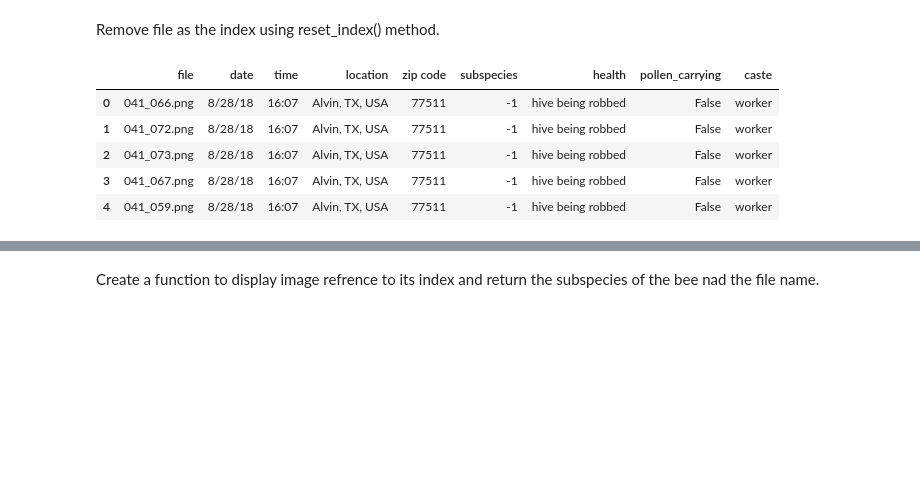
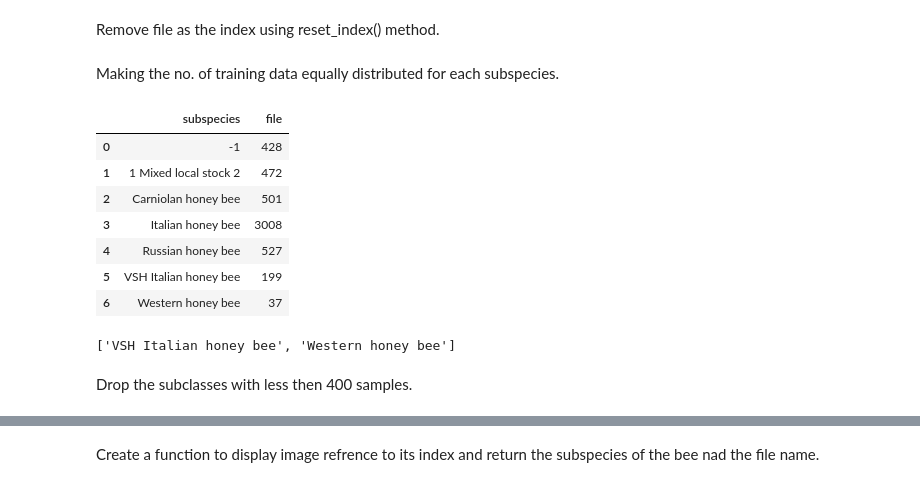
Before and after one commit to whatiskeptiname/Bee-Classifier, a Jupyter notebook: SVM.ipynb, the cells around one changed output, grey strips where cells are left out. Cells and saved outputs as stored; diff of their text form; code cells hidden in the pictures; blank space fills up the shorter version.

Commit message:
data preparation completed

```diff
--- a/SVM.ipynb
+++ b/SVM.ipynb
@@ -58,12 +38,29 @@ subspecies = labels.subspecies.unique().tolist()
 Remove file as the index using reset_index() method.
 # %%
 labels = labels.reset_index()
-# %%
-labels.head()
-# %% [output]
-|  | file | date | time | location | zip code | subspecies | health | pollen_carrying | caste |
-| 0 | 041_066.png | 8/28/18 | 16:07 | Alvin, TX, USA | 77511 | -1 | hive being robbed | False | worker |
-| 1 | 041_072.png | 8/28/18 | 16:07 | Alvin, TX, USA | 77511 | -1 | hive being robbed | False | worker |
-| 2 | 041_073.png | 8/28/18 | 16:07 | Alvin, TX, USA | 77511 | -1 | hive being robbed | False | worker |
-| 3 | 041_067.png | 8/28/18 | 16:07 | Alvin, TX, USA | 77511 | -1 | hive being robbed | False | worker |
-| 4 | 041_059.png | 8/28/18 | 16:07 | Alvin, TX, USA | 77511 | -1 | hive being robbed | False | worker |
+# %% [markdown]
+Making the no. of training data equally distributed for each subspecies.
+# %%
+cols = ['subspecies', 'file']
+labels = labels[cols]
+subspecies_count = labels.groupby("subspecies").count()
+# %%
+subspecies_count.reset_index(inplace=True)
+# %%
+subspecies_count
+# %% [output]
+|  | subspecies | file |
+| 0 | -1 | 428 |
+| 1 | 1 Mixed local stock 2 | 472 |
+| 2 | Carniolan honey bee | 501 |
+| 3 | Italian honey bee | 3008 |
+| 4 | Russian honey bee | 527 |
+| 5 | VSH Italian honey bee | 199 |
+| 6 | Western honey bee | 37 |
+# %%
+drop_rows = subspecies_count[subspecies_count.file < 400].subspecies.tolist()
+print(drop_rows)
+# %% [output]
+['VSH Italian honey bee', 'Western honey bee']
+# %% [markdown]
+Drop the subclasses with less then 400 samples.
```
Also changed, not shown: parts of 19 cells of this notebook.
